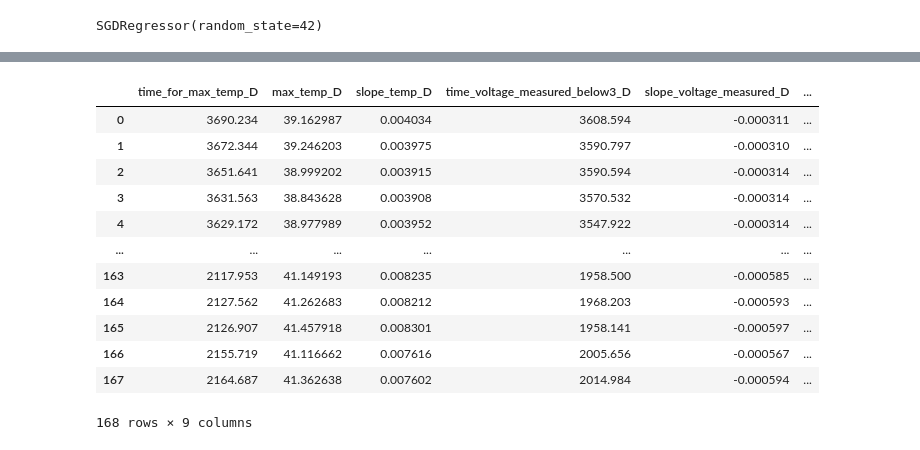
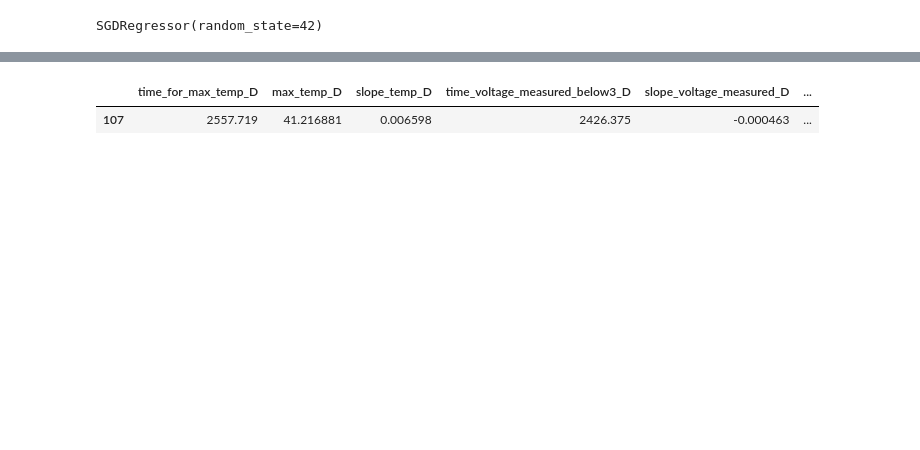
Before and after one commit to natskiu/Nasa-Battery, a Jupyter notebook: Test.ipynb, the cells around one changed output, grey strips where cells are left out. Saved outputs shown, nothing was run; the diff lists cells and outputs as text; code cells hidden in the pictures; blank space fills up the shorter version.

```diff
--- a/Test.ipynb
+++ b/Test.ipynb
@@ -84,20 +159,11 @@ print(rmse_lin, rmse_sgd)
 # %%
 df_6 = pd.read_csv('processed_csv/B0006_processed.csv', index_col = 0)
-df_6
+df_6['remaining_cycles'] = len(df_6[df_6.capacity>1.4]) - (df_6.index+1)
+
+df_6[df_6.remaining_cycles == 1]
 # %% [output]
 |  | time_for_max_temp_D | max_temp_D | slope_temp_D | time_voltage_measured_below3_D | slope_voltage_measured_D | ... |
-| 0 | 3690.234 | 39.162987 | 0.004034 | 3608.594 | -0.000311 | ... |
-| 1 | 3672.344 | 39.246203 | 0.003975 | 3590.797 | -0.000310 | ... |
-| 2 | 3651.641 | 38.999202 | 0.003915 | 3590.594 | -0.000314 | ... |
-| 3 | 3631.563 | 38.843628 | 0.003908 | 3570.532 | -0.000314 | ... |
-| 4 | 3629.172 | 38.977989 | 0.003952 | 3547.922 | -0.000314 | ... |
-| ... | ... | ... | ... | ... | ... | ... |
-| 163 | 2117.953 | 41.149193 | 0.008235 | 1958.500 | -0.000585 | ... |
-| 164 | 2127.562 | 41.262683 | 0.008212 | 1968.203 | -0.000593 | ... |
-| 165 | 2126.907 | 41.457918 | 0.008301 | 1958.141 | -0.000597 | ... |
-| 166 | 2155.719 | 41.116662 | 0.007616 | 2005.656 | -0.000567 | ... |
-| 167 | 2164.687 | 41.362638 | 0.007602 | 2014.984 | -0.000594 | ... |
+| 107 | 2557.719 | 41.216881 | 0.006598 | 2426.375 | -0.000463 | ... |
-168 rows × 9 columns
 # %%
 df_6.drop(['max_temp_C', 'capacity'], axis=1, inplace=True)
 X_6 = df_6.drop(['remaining_cycles'], axis=1)
```
Also changed, not shown: parts of 23 cells of this notebook.
